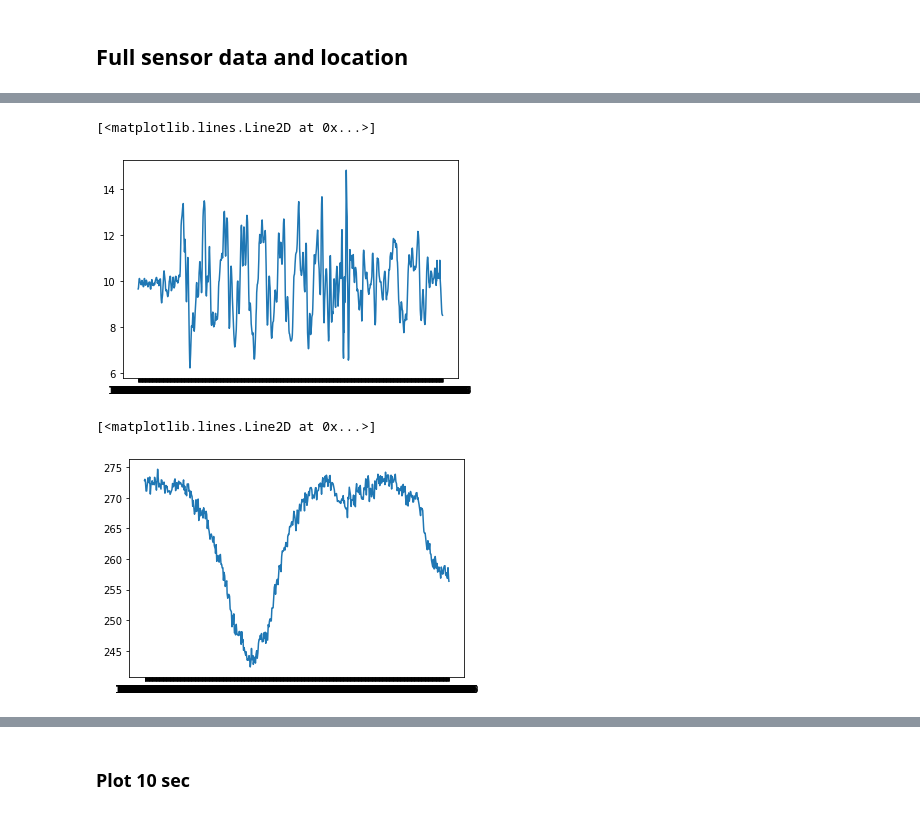
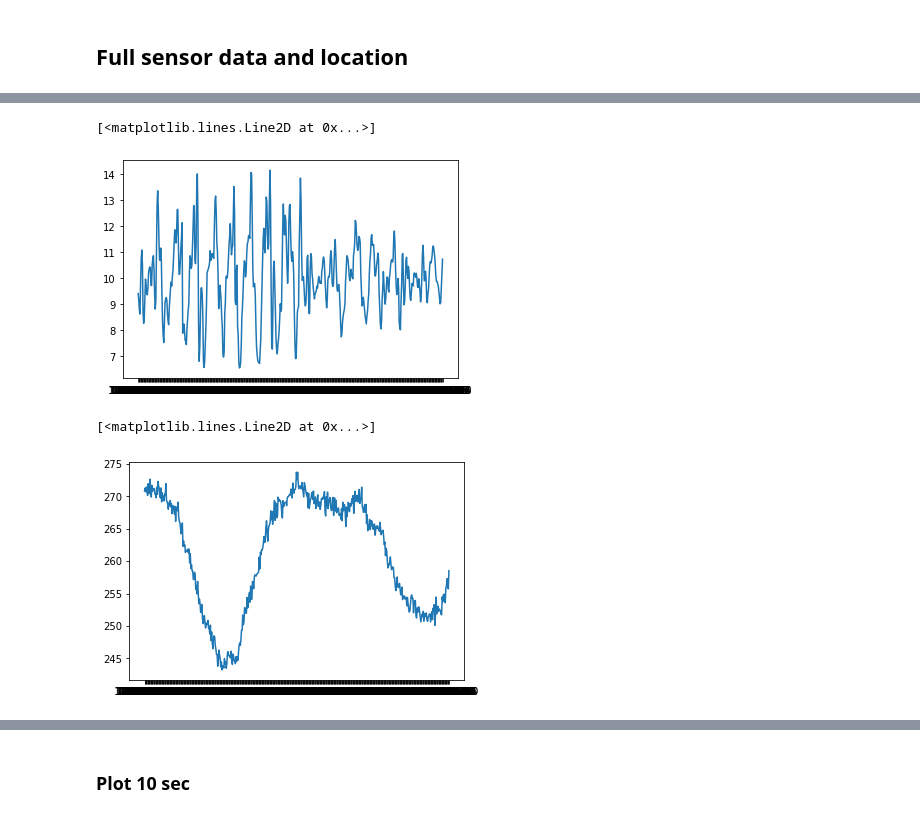
Before and after one commit to enacheandrei7/indoor-localization-dnn-knn-lstm, a Jupyter notebook: pdr_estimation_lstm/Data_vizualization_and_processing_testing.ipynb, the cells around one changed output, grey strips where cells are left out. Cells and saved outputs as stored; diff of their text form; code cells hidden in the pictures.

```diff
--- a/pdr_estimation_lstm/Data_vizualization_and_processing_testing.ipynb
+++ b/pdr_estimation_lstm/Data_vizualization_and_processing_testing.ipynb
@@ -20,9 +20,9 @@ pd.set_option('display.float_format', '{:.15f}'.format)
 # %% [markdown]
 ## Full sensor data and location
 # %%
-full_sensor_and_loc_file = '../data/Processed/full_sensor_data_and_location.csv'
+full_sensor_and_loc_file = '../data/Processed/full_sensor_data_no_interpol_and_location.csv'
 # %%
-df_full_sensor_and_loc = pd.read_csv(full_sensor_and_loc_file, index_col=0)
-df_full_sensor_and_loc
+df_sensor_and_loc = pd.read_csv(full_sensor_and_loc_file, index_col=0)
+df_sensor_and_loc
 # %% [output]
 |  | ax | ay | az | gx | gy | gz | mx | my | mz | a_total | g_total | ... |
@@ -40,0 +41,5 @@ df_full_sensor_and_loc
+# %%
+df_sensor_and_loc.loc[:, 'lat'].interpolate(method='linear', inplace=True)
+df_sensor_and_loc.loc[:, 'long'].interpolate(method='linear', inplace=True)
+df_sensor_and_loc.dropna(inplace=True)
+df_sensor_and_loc
@@ -74,12 +93,12 @@ Name: a_total, Length: 1000, dtype: float64
 # %%
-# [:1000] = first 1000 values, so 10 sec (10ms intervals * 1000 values)
-plt.plot(full_data_no_downsample['a_total'][:1000])
+# [:500] = first 500 values, so 10 sec (20ms intervals * 500 values)
+plt.plot(full_data_no_downsample['a_total'][:500])
 # %% [output]
 [<matplotlib.lines.Line2D at 0x...>]
-[figure, old version]
+[figure, new version]
 # %%
-plt.plot(full_data_no_downsample['m_total'][:1000])
+plt.plot(full_data_no_downsample['m_total'][:500])
 # %% [output]
 [<matplotlib.lines.Line2D at 0x...>]
-[figure, old version]
+[figure, new version]
 # %%
```
Also changed, not shown: parts of 32 cells of this notebook, 2 other files.
